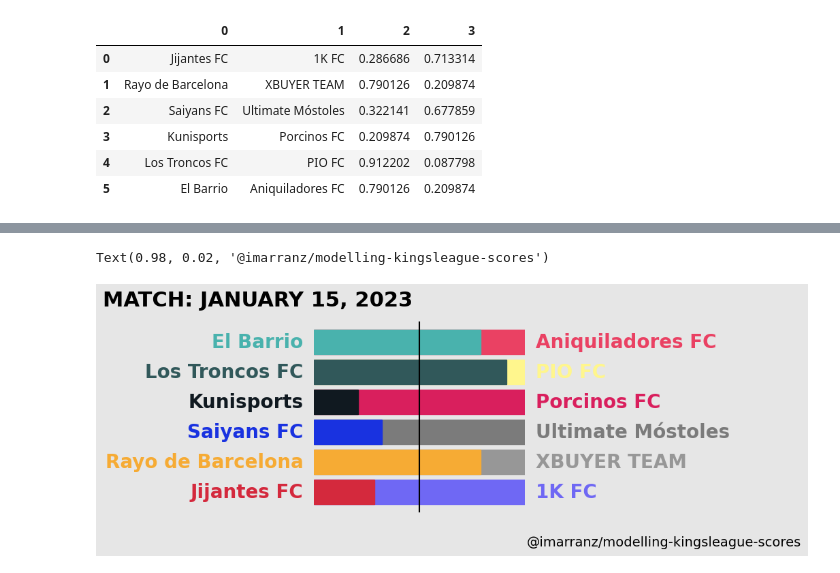
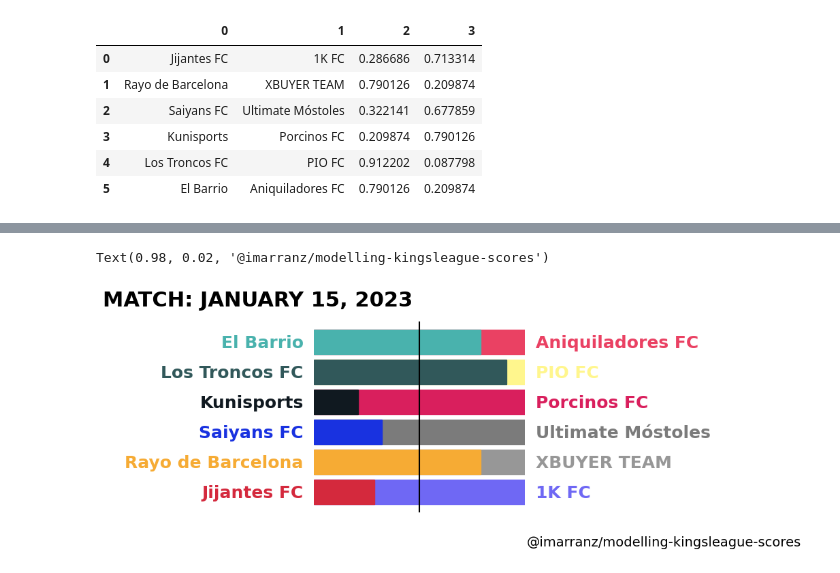
Before and after one commit to imarranz/modelling-kingsleague-scores, a Jupyter notebook: notebooks/20220111-IMA-Probabilities.ipynb, the cells around one changed output, grey strips where cells are left out. Cells and saved outputs as stored; diff of their text form; code cells hidden in the pictures.

```diff
--- a/notebooks/20220111-IMA-Probabilities.ipynb
+++ b/notebooks/20220111-IMA-Probabilities.ipynb
@@ -380,0 +392,19 @@ team_colors = {'1K FC': '#6f68f4',
+# %%
+fig, axes = plt.subplots(nrows = 2, ncols = 3, figsize = (14, 8))
+
+opciones = []
+
+for i, ax in zip(range(match.shape[0]), axes.flat):
+    team1 = match.iloc[i,0]
+    team2 = match.iloc[i,4]
+    cm = LinearSegmentedColormap.from_list("Custom", [team_colors[team2],team_colors[team1]], N = 10, )
+    plotprobabilitycross(team1 = team1, team2 = team2, probabilities = probabilidades, ax = ax, cmap = cm)
+    pc = probabilitycross(team1 = team1, team2 = team2, probabilities = probabilidades)
+    pteam1 = npy.sum(npy.tril(pc))
+    pteam2 = npy.sum(npy.triu(pc))
+    d = (pteam1 + pteam2 - 1)
+    m = (pteam1 - d) + (pteam2 - d)
+    opciones.append([team1, team2, (pteam1 - d)/m, (pteam2 - d)/m])
+
+plt.gcf().text(0.98, -0.02, '@imarranz/modelling-kingsleague-scores', fontsize = 14, ha = 'right')
+fig.tight_layout()
@@ -380,0 +413,18 @@ team_colors = {'1K FC': '#6f68f4',
+# %%
+opciones = []
+
+for i in range(match.shape[0]):
+    fig, ax = plt.subplots(nrows = 1, ncols = 1, figsize = (5, 4))
+    team1 = match.iloc[i,0]
+    team2 = match.iloc[i,4]
+    cm = LinearSegmentedColormap.from_list("Custom", [team_colors[team2],team_colors[team1]], N = 10, )
+    plotprobabilitycross(team1 = team1, team2 = team2, probabilities = probabilidades, ax = ax, cmap = cm)
+    pc = probabilitycross(team1 = team1, team2 = team2, probabilities = probabilidades)
+    pteam1 = npy.sum(npy.tril(pc))
+    pteam2 = npy.sum(npy.triu(pc))
+    d = (pteam1 + pteam2 - 1)
+    m = (pteam1 - d) + (pteam2 - d)
+    opciones.append([team1, team2, (pteam1 - d)/m, (pteam2 - d)/m])
+
+    plt.gcf().text(0.98, -0.02, '@imarranz/modelling-kingsleague-scores', fontsize = 10, ha = 'right', color = '0.5')
+    fig.tight_layout()
@@ -382,7 +439,7 @@ team_colors = {'1K FC': '#6f68f4',
 fig, (ax1, ax2, ax3) = plt.subplots(nrows = 1,
                                     ncols = 3,
                                     figsize = (12, 4),
-                                    facecolor = '0.9')
+                                    facecolor = '1.0')
 
 for ax in [ax1,ax2,ax3]:
     ax.axis('off')
@@ -397,33 +454,33 @@ for match, team1, team2, probability in zip(range(6),
     ax1.text(x = 0.95,
              y = match + 0.8,
              s = team1,
              color = team_colors[team1],
              fontweight = "bold",
              ha = 'right',
-             fontsize = 20)
+             fontsize = 18)
 
     ax2.add_patch(Rectangle(xy = (0.0, match + 1 - 0.4),
                             width = 1.00,
                             height = 0.8,
                             color = team_colors[team2]))
 
     ax2.add_patch(Rectangle(xy = (0.0, match + 1 - 0.4),
                             width = probability,
                             height = 0.8,
                             color = team_colors[team1]))
 
     ax3.text(x = 0.05,
              y = match + 0.8,
              s = team2,
              color = team_colors[team2],
              fontweight = "bold",
              ha = 'left',
-             fontsize = 20)
+             fontsize = 18)
 
 ax2.axvline(x = 0.5, ymin = 0.05, ymax = 0.95, color = 'black')
 ax1.set_title('match: January 15, 2023'.upper(), loc = 'left', fontweight = 'bold', fontsize = 22)
 fig.subplots_adjust(wspace = 0.00)
 plt.gcf().text(0.98, 0.02, '@imarranz/modelling-kingsleague-scores', fontsize = 14, ha = 'right')
 # %% [output]
 Text(0.98, 0.02, '@imarranz/modelling-kingsleague-scores')
-[figure, old version]
+[figure, new version]
```
Also changed, not shown: parts of 4 cells of this notebook.
